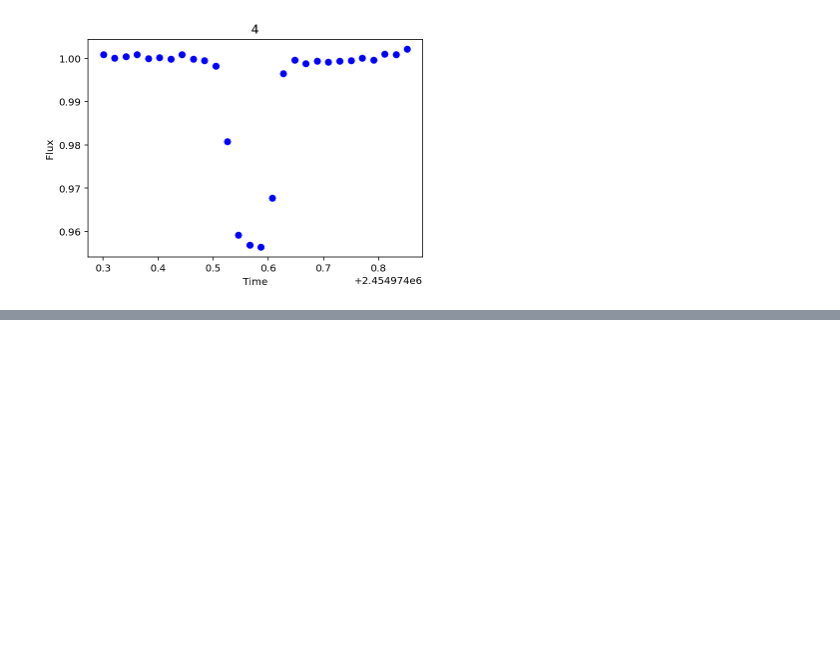
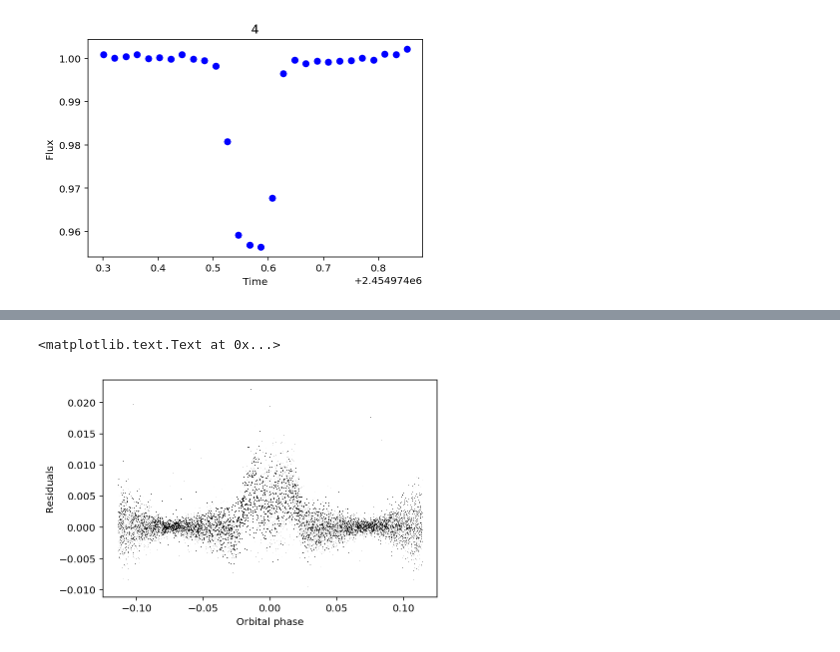
Before and after one commit to bmorris3/salter, a Jupyter notebook: show_lc.ipynb, the cells around one changed output, grey strips where cells are left out. Saved outputs shown, nothing was run; the diff lists cells and outputs as text; code cells hidden in the pictures; blank space fills up the shorter version.

Commit message:
Working residuals example

```diff
--- a/show_lc.ipynb
+++ b/show_lc.ipynb
@@ -50,0 +62,10 @@ transits[4].plot()
+# %%
+# plot residuals:
+
+for transit in transits:
+    plt.plot(transit.phases(), transit.fluxes - transit.transit_model(), 'k,')
+plt.xlabel('Orbital phase')
+plt.ylabel('Residuals')
+# %% [output]
+<matplotlib.text.Text at 0x...>
+[figure, added]
```
Also changed, not shown: parts of 2 cells of this notebook, 1 other file.
